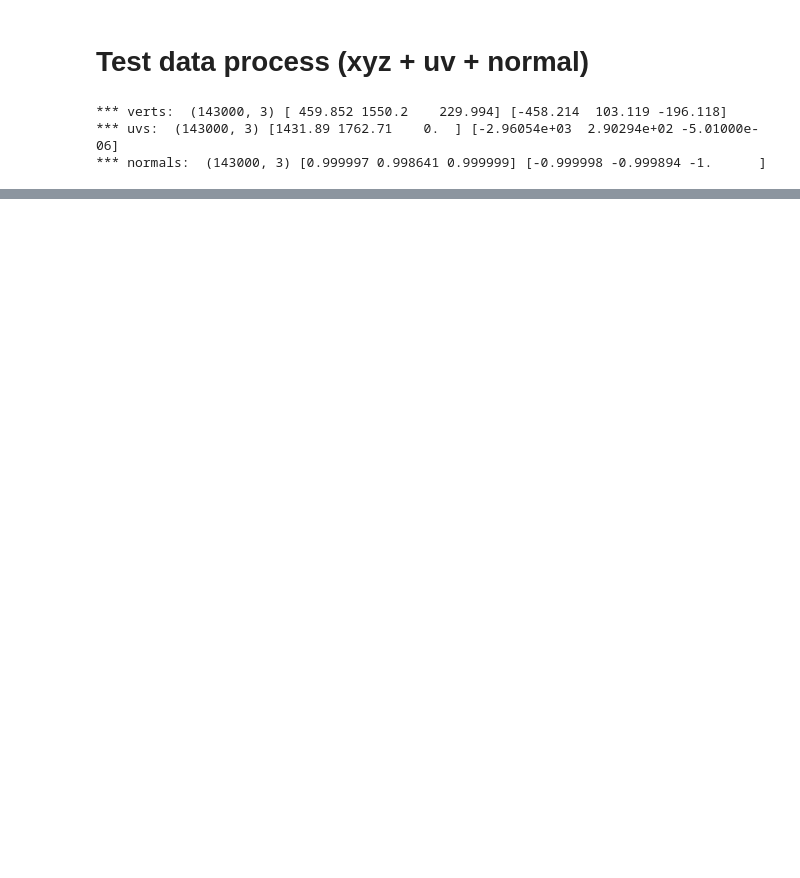
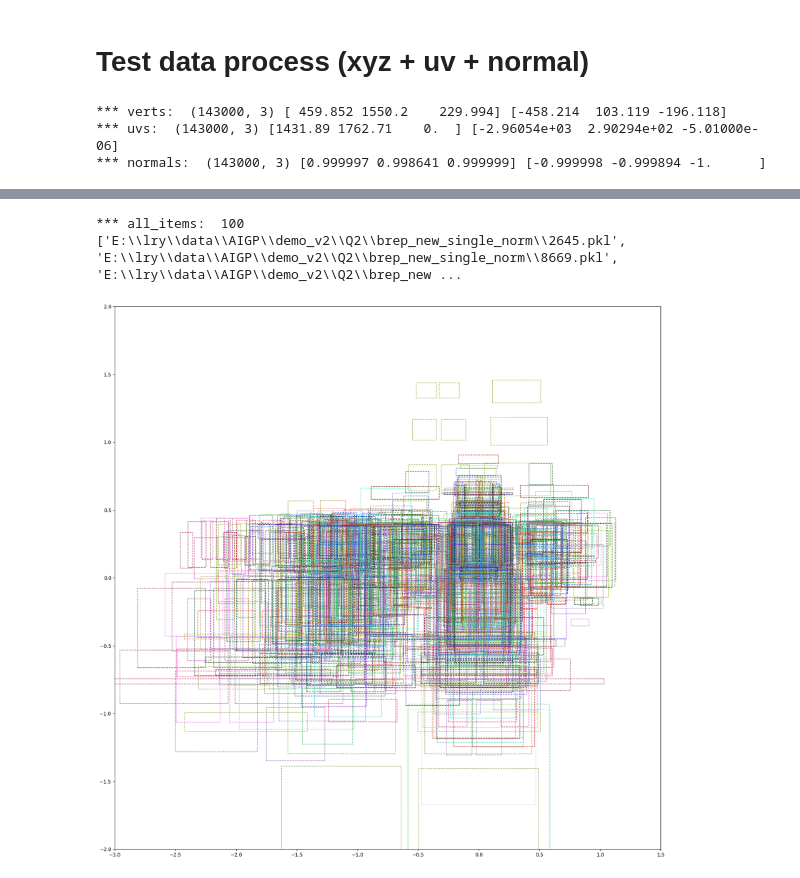
Before and after one commit to JackZhouSz/garmagenet-impl, a Jupyter notebook: notebooks/test_scripts.ipynb, the cells around one changed output, grey strips where cells are left out. Cells and saved outputs as stored; diff of their text form; code cells hidden in the pictures; blank space fills up the shorter version.

```diff
--- a/notebooks/test_scripts.ipynb
+++ b/notebooks/test_scripts.ipynb
@@ -102,0 +170,65 @@ from glob import glob
+# %%
+import os
+import random
+import pickle
+import open3d as o3d
+import numpy as np
+from matplotlib import pyplot as plt
+import matplotlib.patches as patches
+
+from glob import glob
+
+def _draw_bboxes_2d(ax, bboxes_min, bboxes_max, color='r', cmap=None):
+    num_points = bboxes_min.shape[0]
+    for idx in range(num_points):
+        p0_ = bboxes_min[idx]
+        p1_ = bboxes_max[idx]
+
+        # Extract coordinates
+        x0, y0 = p0_
+        x1, y1 = p1_
+
+        # Calculate width and height of the bounding box
+        width = x1 - x0
+        height = y1 - y0
+        # Create a rectangle patch
+        rect = patches.Rectangle(
+            (x0, y0), width, height, linestyle='--', linewidth=1,
+            edgecolor=color if cmap is None else cmap[idx], facecolor='none')
+        # Add the rectangle to the plot
+        ax.add_patch(rect)
+
+
+data_root = "E:\\lry\\data\\AIGP\\demo_v2\\Q2\\brep_new_single_norm\\"
+all_items = random.choices(glob(os.path.join(data_root, '*.pkl')), k=100)
+
+print('*** all_items: ', len(all_items), all_items)
+
+surf_bboxes = []
+surf_uv_bboxes = []
+
+fig, ax = plt.subplots(1, 1, figsize=(20, 20))
+
+ax.set_xlim(-3, 1.5)
+ax.set_ylim(-2, 2)
+
+for data_item in all_items:
+    with open(data_item, "rb") as tf: data = pickle.load(tf)
+
+    uv_scale = data['uv_scale']
+    uv_offset = data['uv_offset']
+
+    # print(uv_scale, uv_offset)
+
+    surf_uv_bbox_min = data['surf_uv_bbox_wcs'][:, :2]
+    surf_uv_bbox_max = data['surf_uv_bbox_wcs'][:, 2:]
+    surf_color = np.random.rand(3)
+
+    # print(surf_bbox_max.shape, surf_bbox_max.max(), surf_bbox_min.shape, surf_bbox_min.min())
+
+    _draw_bboxes_2d(ax, surf_uv_bbox_min, surf_uv_bbox_max, color=surf_color)
+
+plt.show()
+# %% [output]
+*** all_items:  100 ['E:\\lry\\data\\AIGP\\demo_v2\\Q2\\brep_new_single_norm\\2645.pkl', 'E:\\lry\\data\\AIGP\\demo_v2\\Q2\\brep_new_single_norm\\8669.pkl', 'E:\\lry\\data\\AIGP\\demo_v2\\Q2\\brep_new ...
+[figure, added]
```
Also changed, not shown: parts of 3 cells of this notebook, 3 other files.
